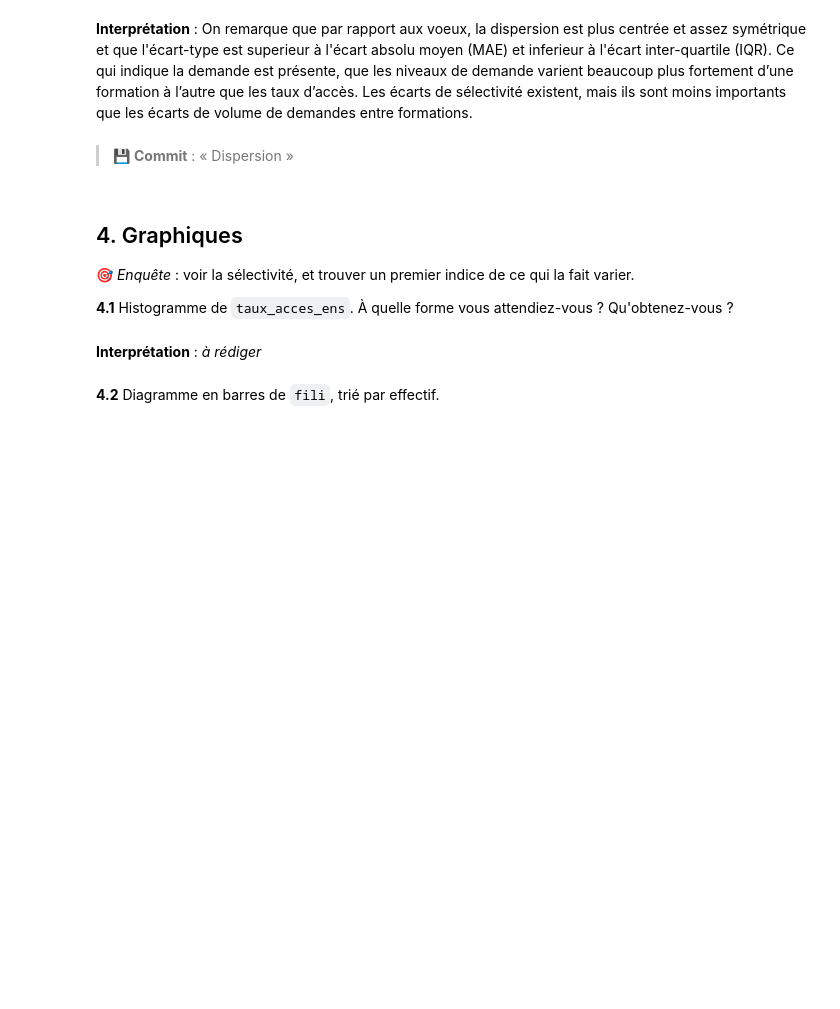
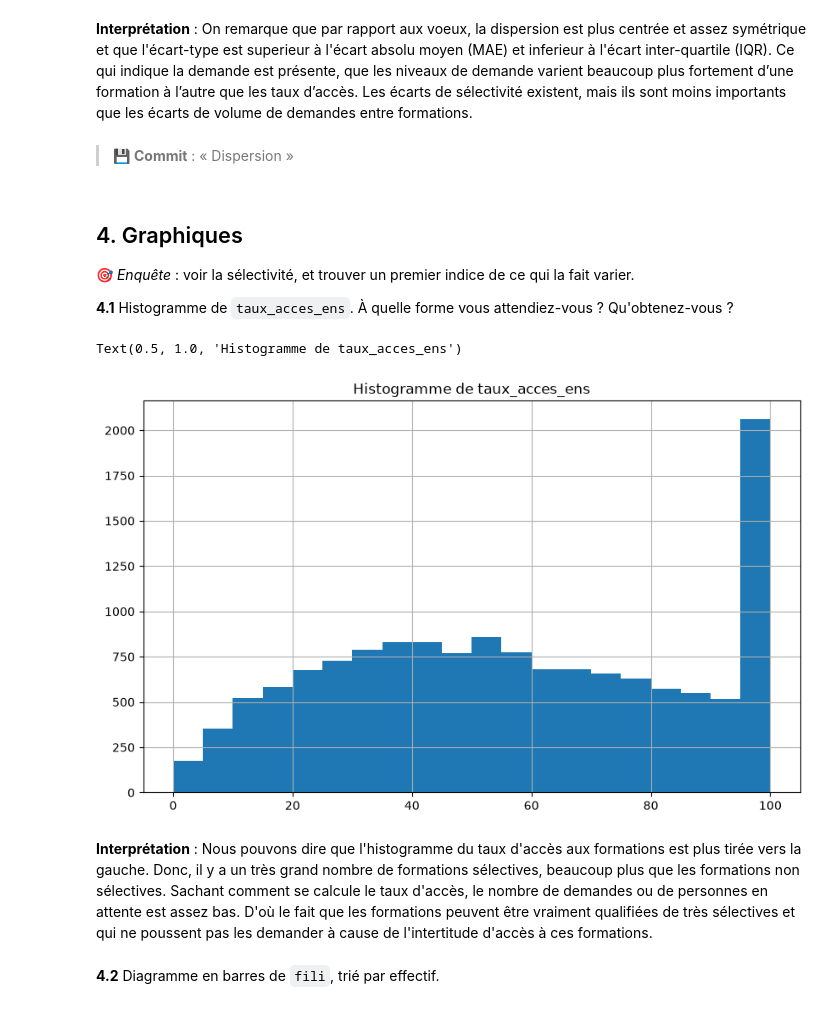
Before and after one commit to Mickael-C21/Analyse_univariee_bivariee, a Jupyter notebook: TP_Parcoursup.ipynb, the cells around one changed output. Drawn from its saved outputs; the diff is of its cells as text; code cells hidden in the pictures; blank space fills up the shorter version.

Commit message:
debut graphes

```diff
--- a/TP_Parcoursup.ipynb
+++ b/TP_Parcoursup.ipynb
@@ -286,7 +286,14 @@ IQR de taux_acces_ens : 48.0
 🎯 *Enquête* : voir la sélectivité, et trouver un premier indice de ce qui la fait varier.
 
 **4.1** Histogramme de `taux_acces_ens`. À quelle forme vous attendiez-vous ? Qu'obtenez-vous ?
+# %%
+plt.figure(figsize=(10, 6))
+hist_taux_acces_ens = df['taux_acces_ens'].hist(bins=20)
+plt.title("Histogramme de taux_acces_ens")
+# %% [output]
+Text(0.5, 1.0, 'Histogramme de taux_acces_ens')
+[figure, added]
 # %% [markdown]
-**Interprétation** : _à rédiger_
+**Interprétation** : Nous pouvons dire que l'histogramme du taux d'accès aux formations est plus tirée vers la gauche. Donc, il y a un très grand nombre de formations sélectives, beaucoup plus que les formations non sélectives. Sachant comment se calcule le taux d'accès, le nombre de demandes ou de personnes en attente est assez bas. D'où le fait que les formations peuvent être vraiment qualifiées de très sélectives et qui ne poussent pas les demander à cause de l'intertitude d'accès à ces formations.
 # %% [markdown]
 **4.2** Diagramme en barres de `fili`, trié par effectif.
```
Also changed, not shown: parts of 3 cells of this notebook.
